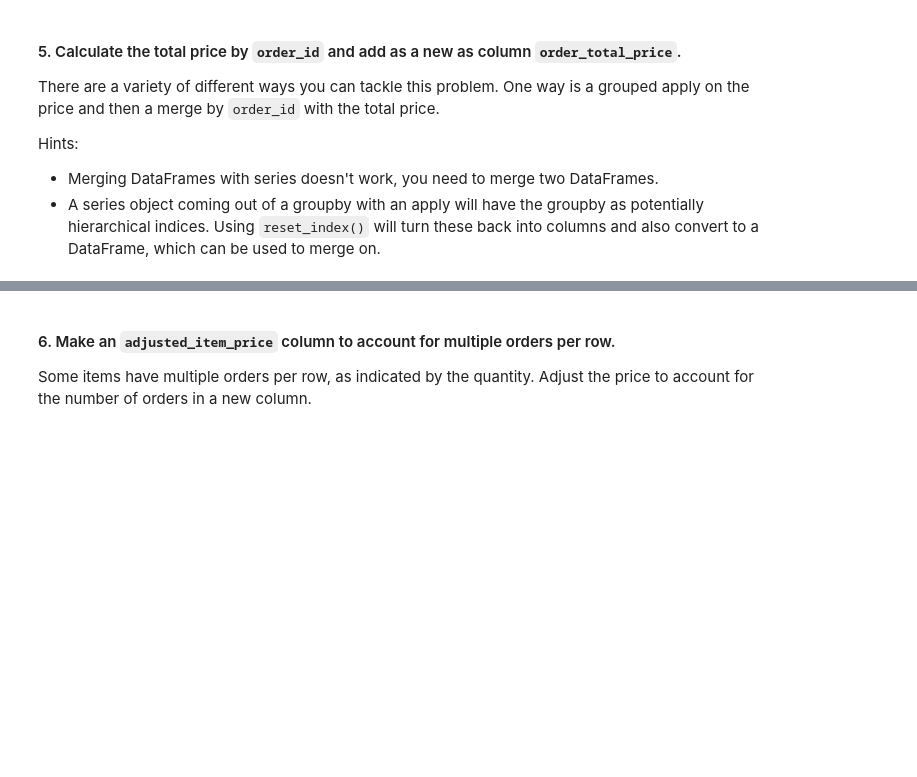
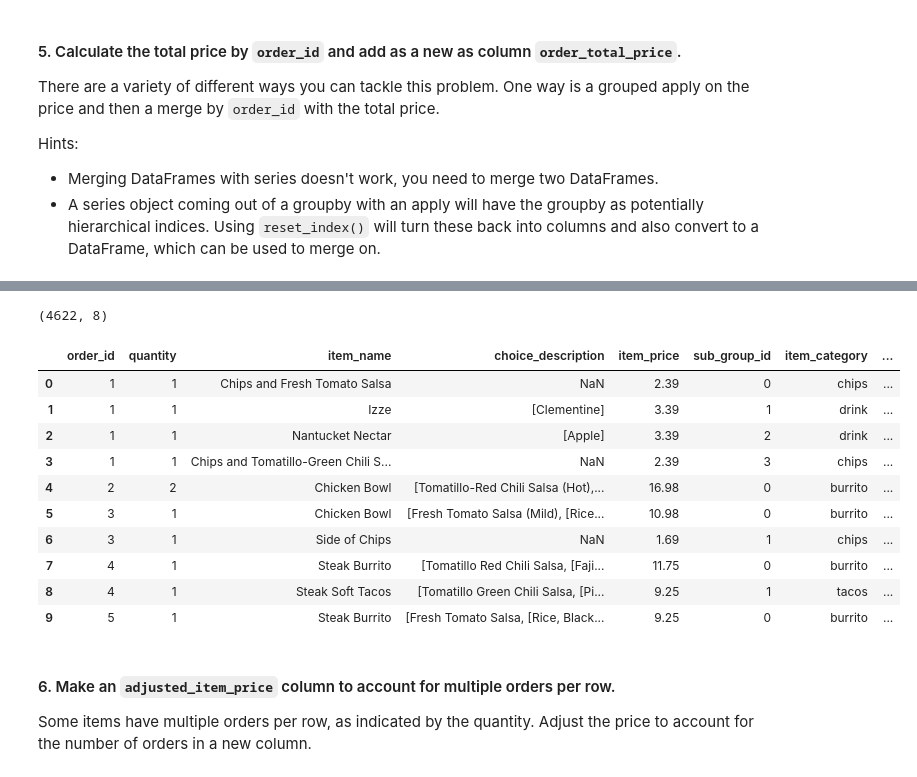
Before and after one commit to karafarkas/DS-SF-42, a Jupyter notebook: classes/04/extra-work/pandas-dataframe_manipulation-lab/dataframe-manipulation-chipotle-data.ipynb, the cells around one changed output, grey strips where cells are left out. Drawn from its saved outputs; the diff is of its cells as text; code cells hidden in the pictures; blank space fills up the shorter version.

```diff
--- a/classes/04/extra-work/pandas-dataframe_manipulation-lab/dataframe-manipulation-chipotle-data.ipynb
+++ b/classes/04/extra-work/pandas-dataframe_manipulation-lab/dataframe-manipulation-chipotle-data.ipynb
@@ -68,0 +84,6 @@ We want the price column to be a numeric float value. Currently it is a string (
+# %%
+chip_df['item_price'] = chip_df.item_price.apply(lambda x: x.strip('$'))
+# %%
+chip_df['item_price'] = chip_df['item_price'].map(float)
+
+chip_df.head()
@@ -82,0 +123,22 @@ Currently we have many different item types. Make a new column that only has 5 d
+# %%
+# A: create types column
+
+
+#chip_df.groupby('item_name').size() - see names of items
+
+def item_types(x):
+    x = x.lower()
+    if 'chips' in x:
+        return 'chips'
+    elif ('burrito' in x) or ('bowl' in x):
+        return 'burrito'
+    elif 'tacos' in x:
+        return 'tacos'
+    elif 'salad' in x:
+        return 'salad'
+    else:
+        return 'drink'
+
+chip_df['item_category'] = chip_df.item_name.map(item_types)
+
+chip_df.head()
@@ -93,0 +161,7 @@ Hints:
+# %%
+# A:
+
+total_order_price = chip_df.groupby('order_id')['item_price'].apply(np.sum).reset_index()
+
+total_order_price.rename(columns = {'item_price':'order_total_price'}, inplace = True)
+total_order_price.head()
@@ -94,3 +175,20 @@ Hints:
+# %%
+chip_df = chip_df.merge(total_order_price, on='order_id')
+print chip_df.shape
+chip_df.head(10)
+# %% [output]
+(4622, 8)
+|  | order_id | quantity | item_name | choice_description | item_price | sub_group_id | item_category | ... |
+| 0 | 1 | 1 | Chips and Fresh Tomato Salsa | NaN | 2.39 | 0 | chips | ... |
+| 1 | 1 | 1 | Izze | [Clementine] | 3.39 | 1 | drink | ... |
+| 2 | 1 | 1 | Nantucket Nectar | [Apple] | 3.39 | 2 | drink | ... |
+| 3 | 1 | 1 | Chips and Tomatillo-Green Chili S... | NaN | 2.39 | 3 | chips | ... |
+| 4 | 2 | 2 | Chicken Bowl | [Tomatillo-Red Chili Salsa (Hot),... | 16.98 | 0 | burrito | ... |
+| 5 | 3 | 1 | Chicken Bowl | [Fresh Tomato Salsa (Mild), [Rice... | 10.98 | 0 | burrito | ... |
+| 6 | 3 | 1 | Side of Chips | NaN | 1.69 | 1 | chips | ... |
+| 7 | 4 | 1 | Steak Burrito | [Tomatillo Red Chili Salsa, [Faji... | 11.75 | 0 | burrito | ... |
+| 8 | 4 | 1 | Steak Soft Tacos | [Tomatillo Green Chili Salsa, [Pi... | 9.25 | 1 | tacos | ... |
+| 9 | 5 | 1 | Steak Burrito | [Fresh Tomato Salsa, [Rice, Black... | 9.25 | 0 | burrito | ... |
 # %% [markdown]
 #### 6. Make an `adjusted_item_price` column to account for multiple orders per row.
 
```
Also changed, not shown: parts of 13 cells of this notebook.
